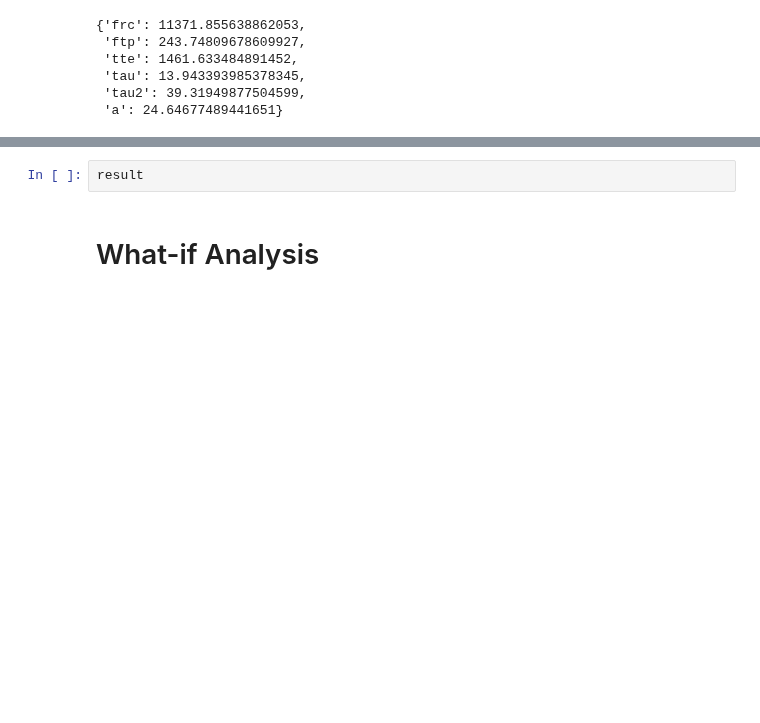
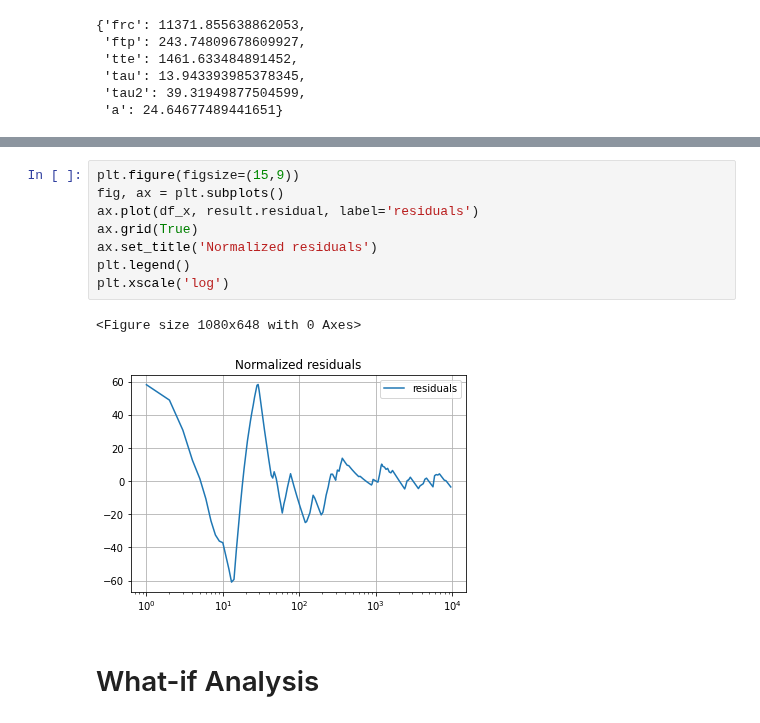
Before and after one commit to jpequegn/wkoAnalysis, a Jupyter notebook: notebooks/PDC Curve Fitting.ipynb, the cells around one changed output, grey strips where cells are left out. Drawn from its saved outputs; the diff is of its cells as text; blank space fills up the shorter version.

```diff
--- a/notebooks/PDC Curve Fitting.ipynb
+++ b/notebooks/PDC Curve Fitting.ipynb
@@ -81,5 +82,14 @@ plt.xscale('log')
-# %%
-result
+# %%
+plt.figure(figsize=(15,9))
+fig, ax = plt.subplots()
+ax.plot(df_x, result.residual, label='residuals')
+ax.grid(True)
+ax.set_title('Normalized residuals')
+plt.legend()
+plt.xscale('log')
+# %% [output]
+<Figure size 1080x648 with 0 Axes>
+[figure, added]
 # %% [markdown]
 # What-if Analysis
 # %%
```
Also changed, not shown: parts of 3 cells of this notebook.
